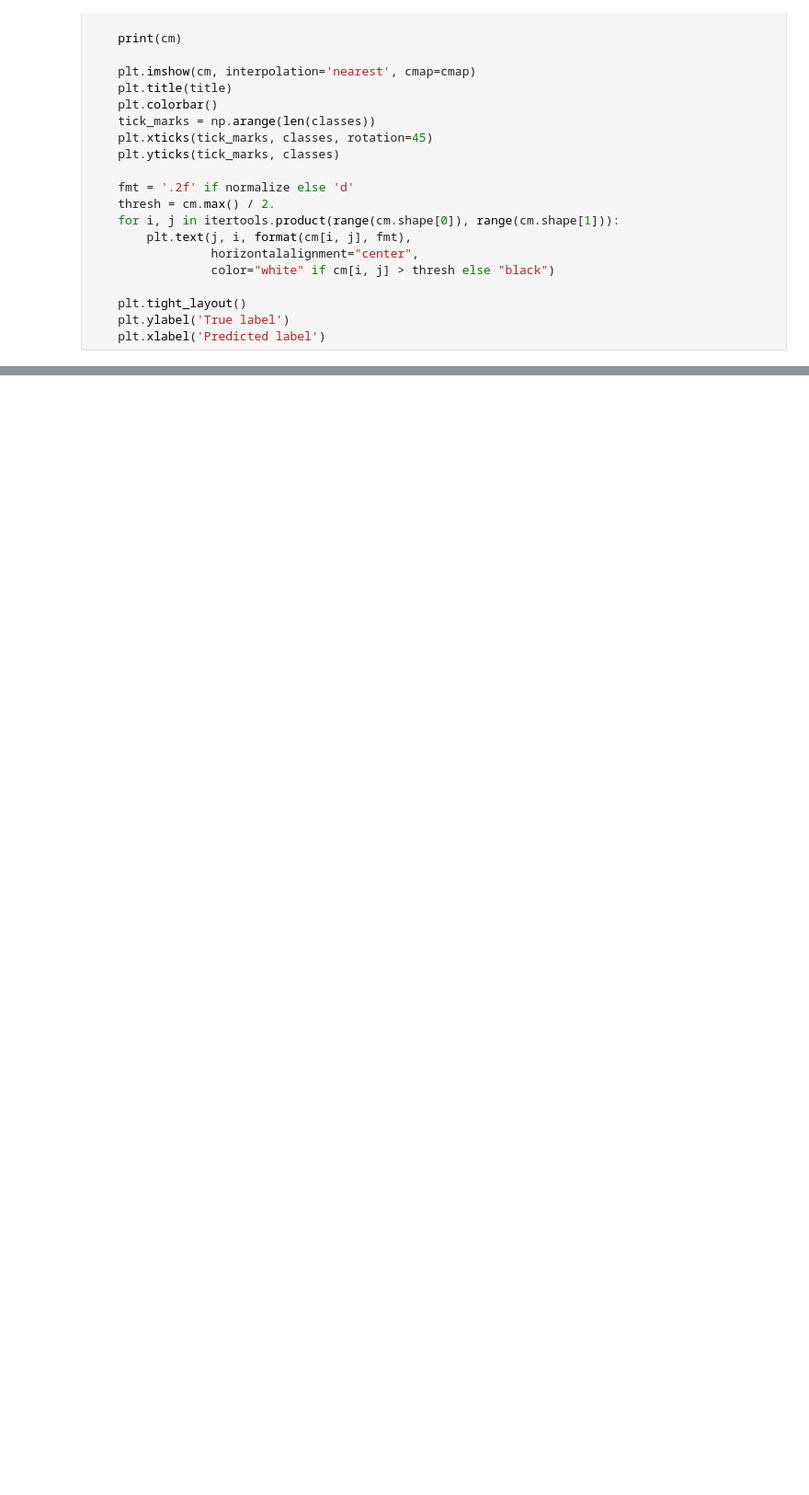
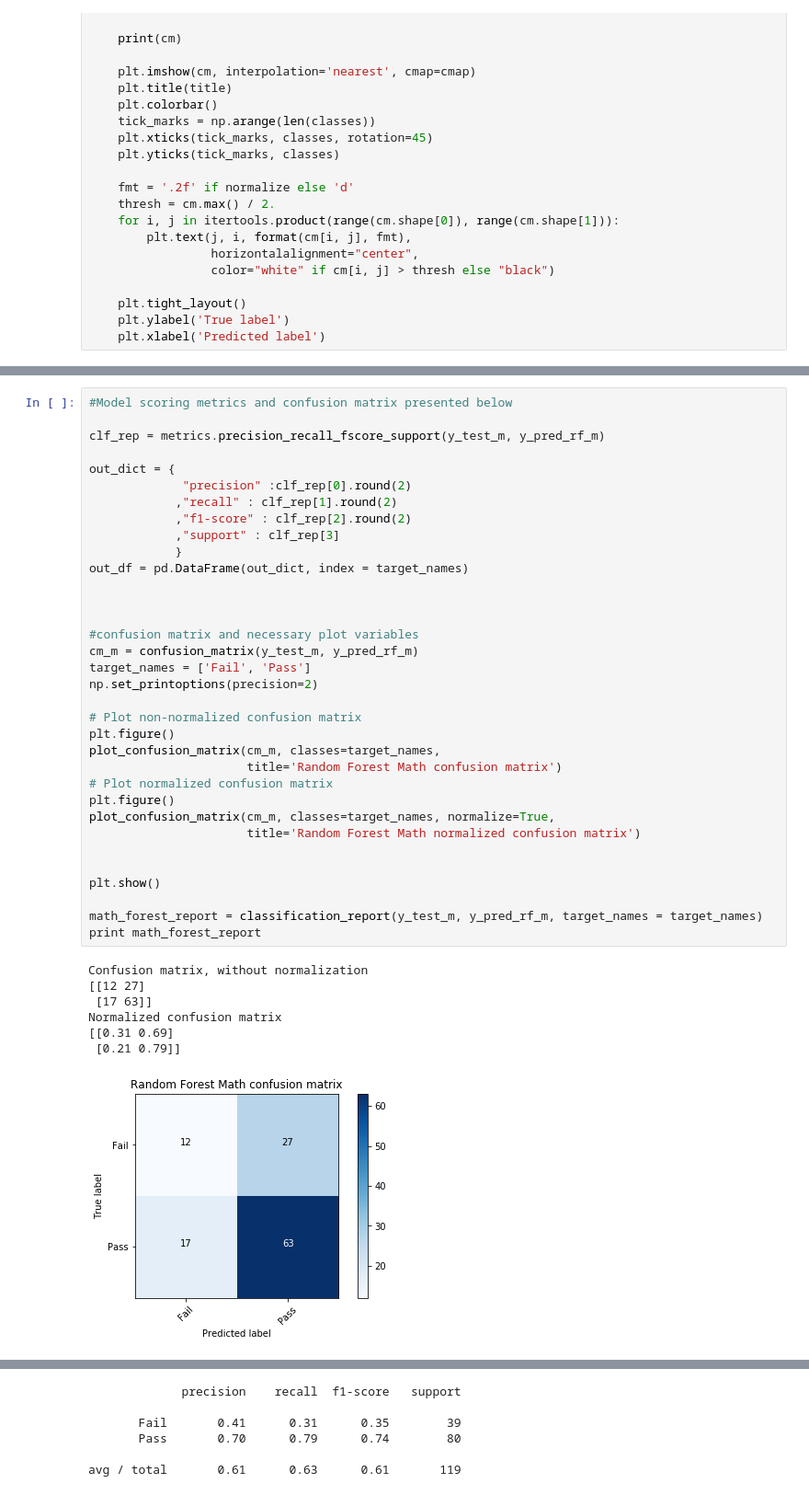
Before and after one commit to nkoul1/Springboard, a Jupyter notebook: Capstone_Project_1/Random Forrest Model attempt 1.ipynb, the cells around one changed output, grey strips where cells are left out. Shown: that part at 92% size. Saved outputs shown, nothing was run; the diff lists cells and outputs as text; blank space fills up the shorter version.

```diff
--- a/Capstone_Project_1/Random Forrest Model attempt 1.ipynb
+++ b/Capstone_Project_1/Random Forrest Model attempt 1.ipynb
@@ -208,0 +260,42 @@ Normalized confusion matrix
+# %%
+#Model scoring metrics and confusion matrix presented below
+
+clf_rep = metrics.precision_recall_fscore_support(y_test_m, y_pred_rf_m)
+
+out_dict = {
+             "precision" :clf_rep[0].round(2)
+            ,"recall" : clf_rep[1].round(2)
+            ,"f1-score" : clf_rep[2].round(2)
+            ,"support" : clf_rep[3]
+            }
+out_df = pd.DataFrame(out_dict, index = target_names)
+
+
+
+#confusion matrix and necessary plot variables
+cm_m = confusion_matrix(y_test_m, y_pred_rf_m)
+target_names = ['Fail', 'Pass']
+np.set_printoptions(precision=2)
+
+# Plot non-normalized confusion matrix
+plt.figure()
+plot_confusion_matrix(cm_m, classes=target_names,
+                      title='Random Forest Math confusion matrix')
+# Plot normalized confusion matrix
+plt.figure()
+plot_confusion_matrix(cm_m, classes=target_names, normalize=True,
+                      title='Random Forest Math normalized confusion matrix')
+
+
+plt.show()
+
+math_forest_report = classification_report(y_test_m, y_pred_rf_m, target_names = target_names)
+print math_forest_report
+# %% [output]
+Confusion matrix, without normalization
+[[12 27]
+ [17 63]]
+Normalized confusion matrix
+[[0.31 0.69]
+ [0.21 0.79]]
+[figure, added]
@@ -208,0 +303,6 @@ Normalized confusion matrix
+             precision    recall  f1-score   support
+
+       Fail       0.41      0.31      0.35        39
+       Pass       0.70      0.79      0.74        80
+
+avg / total       0.61      0.63      0.61       119
```
Also changed, not shown: parts of 36 cells of this notebook.
